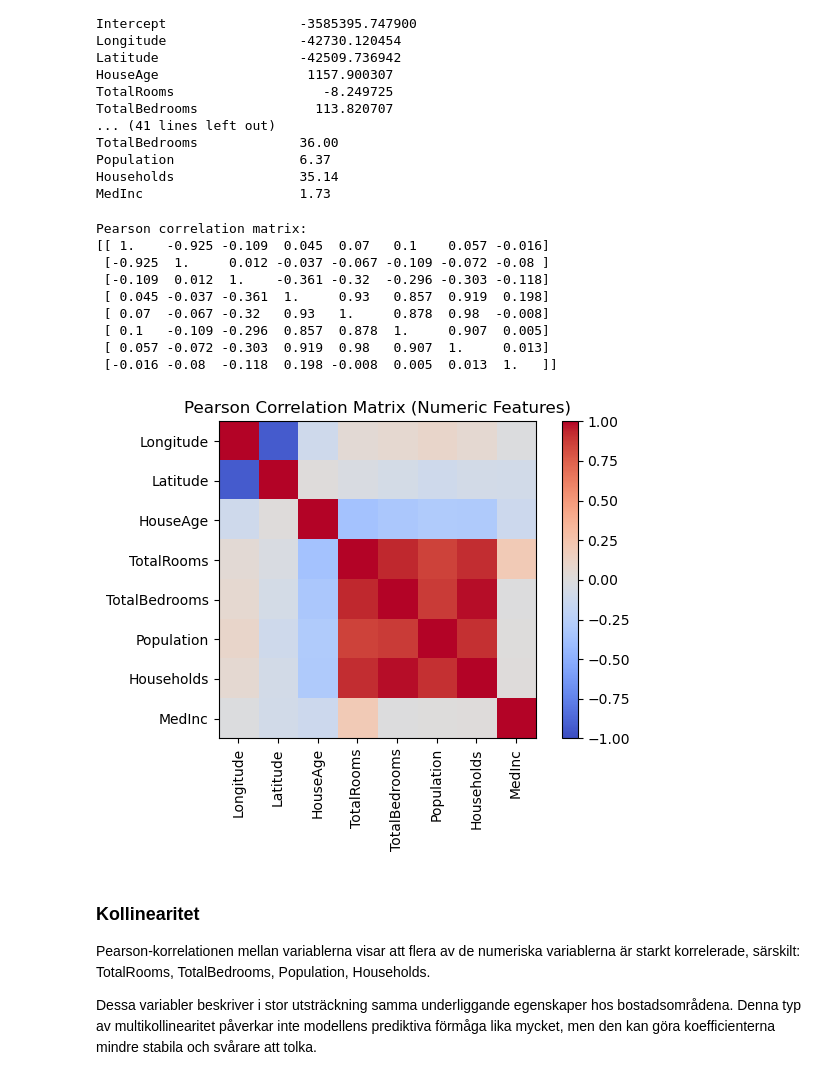
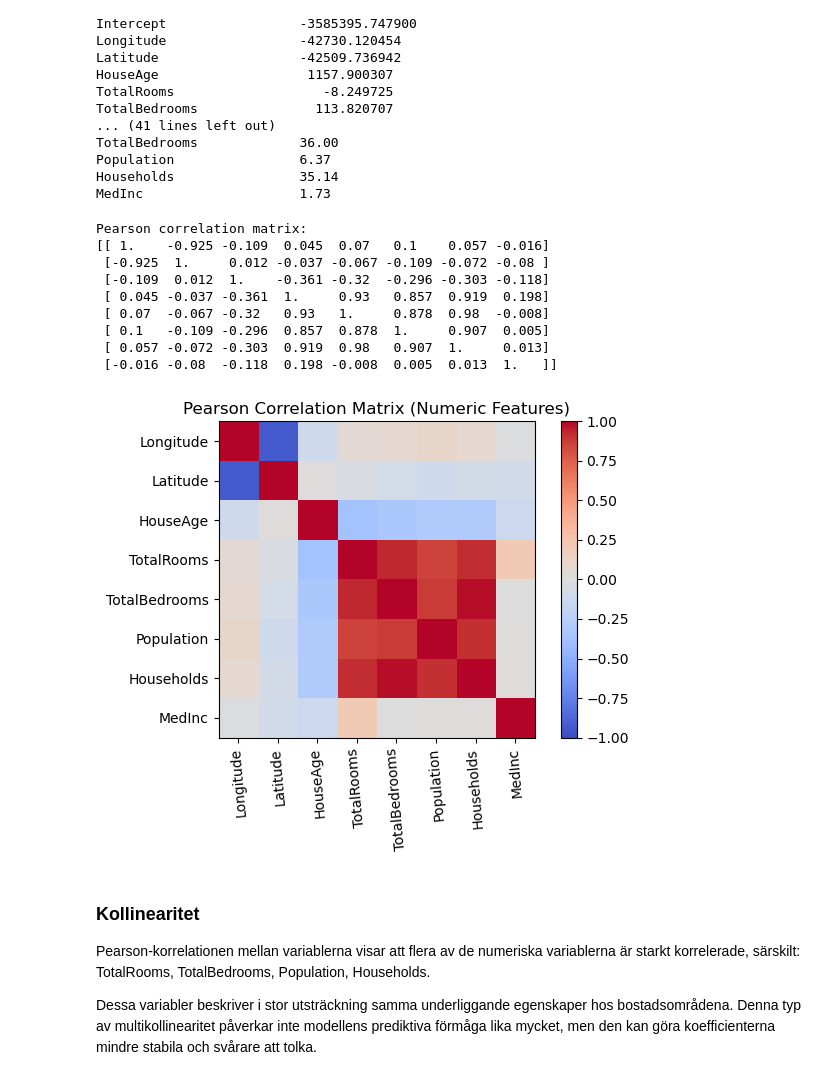
Before and after one commit to SamuelAirisniemi/Statistiska-metoder-Samuel-Airisniemi, a Jupyter notebook: Labb_ny/labb.ipynb, the cells around one changed output. Saved outputs shown, nothing was run; the diff lists cells and outputs as text; code cells hidden in the pictures.

```diff
--- a/Labb_ny/labb.ipynb
+++ b/Labb_ny/labb.ipynb
@@ -131,28 +131,28 @@ MedInc                    1.73
 # %%
 np.set_printoptions(precision = 3, suppress = True)
 pearson = model1.pearson_matrix(X_num)
 
 print("Pearson correlation matrix:")
 print(pearson)
 
 plt.imshow(pearson, cmap = "coolwarm", vmin = -1, vmax = 1)
 plt.colorbar()
 plt.title("Pearson Correlation Matrix (Numeric Features)")
-plt.xticks(range(len(feature_names_num)), feature_names_num, rotation = 90)
+plt.xticks(range(len(feature_names_num)), feature_names_num, rotation = 95)
 plt.yticks(range(len(feature_names_num)), feature_names_num)
 plt.tight_layout()
 plt.show()
 # %% [output]
 Pearson correlation matrix:
 [[ 1.    -0.925 -0.109  0.045  0.07   0.1    0.057 -0.016]
  [-0.925  1.     0.012 -0.037 -0.067 -0.109 -0.072 -0.08 ]
  [-0.109  0.012  1.    -0.361 -0.32  -0.296 -0.303 -0.118]
  [ 0.045 -0.037 -0.361  1.     0.93   0.857  0.919  0.198]
  [ 0.07  -0.067 -0.32   0.93   1.     0.878  0.98  -0.008]
  [ 0.1   -0.109 -0.296  0.857  0.878  1.     0.907  0.005]
  [ 0.057 -0.072 -0.303  0.919  0.98   0.907  1.     0.013]
  [-0.016 -0.08  -0.118  0.198 -0.008  0.005  0.013  1.   ]]
-[figure, old version]
+[figure, new version]
 # %% [markdown]
 ### Kollinearitet
 
```
Also changed, not shown: parts of 5 cells of this notebook.
